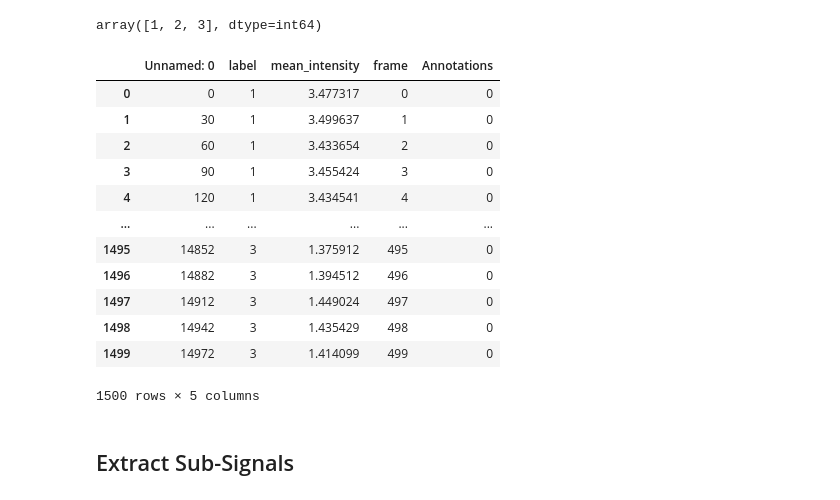
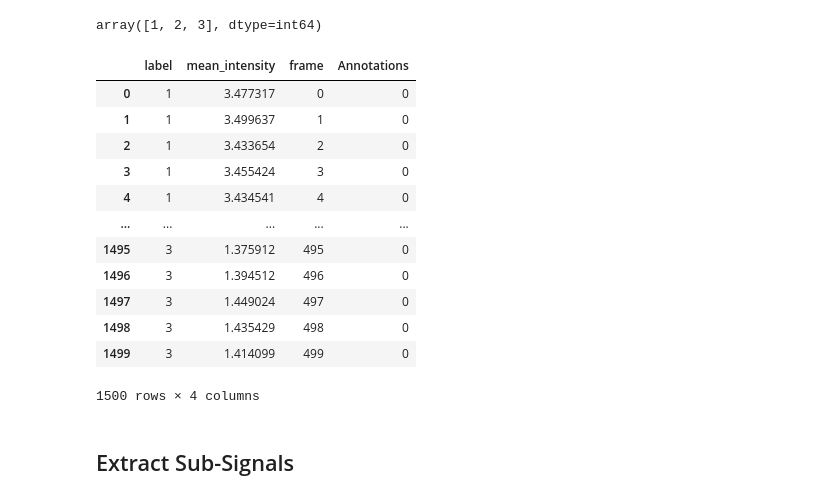
Before and after one commit to zoccoler/napari-signal-classifier, a Jupyter notebook: notebooks/WIP_sub_signal_classification_step_by_step.ipynb, the cells around one changed output. Drawn from its saved outputs; the diff is of its cells as text; code cells hidden in the pictures.

```diff
--- a/notebooks/WIP_sub_signal_classification_step_by_step.ipynb
+++ b/notebooks/WIP_sub_signal_classification_step_by_step.ipynb
@@ -220,22 +220,22 @@ labels_with_annotations
 array([1, 2, 3], dtype=int64)
 # %%
 # get table rows where label matches labels_with_annotations
-table_training = table[table['label'].isin(labels_with_annotations)].sort_values(by=['label', 'frame']).reset_index(drop=True)
+table_training = table[table['label'].isin(labels_with_annotations)].sort_values(by=['label', 'frame']).reset_index(drop=True).iloc[:, 1:]
 table_training
 # %% [output]
-|  | Unnamed: 0 | label | mean_intensity | frame | Annotations |
-| 0 | 0 | 1 | 3.477317 | 0 | 0 |
-| 1 | 30 | 1 | 3.499637 | 1 | 0 |
-| 2 | 60 | 1 | 3.433654 | 2 | 0 |
-| 3 | 90 | 1 | 3.455424 | 3 | 0 |
-| 4 | 120 | 1 | 3.434541 | 4 | 0 |
-| ... | ... | ... | ... | ... | ... |
-| 1495 | 14852 | 3 | 1.375912 | 495 | 0 |
-| 1496 | 14882 | 3 | 1.394512 | 496 | 0 |
-| 1497 | 14912 | 3 | 1.449024 | 497 | 0 |
-| 1498 | 14942 | 3 | 1.435429 | 498 | 0 |
-| 1499 | 14972 | 3 | 1.414099 | 499 | 0 |
+|  | label | mean_intensity | frame | Annotations |
+| 0 | 1 | 3.477317 | 0 | 0 |
+| 1 | 1 | 3.499637 | 1 | 0 |
+| 2 | 1 | 3.433654 | 2 | 0 |
+| 3 | 1 | 3.455424 | 3 | 0 |
+| 4 | 1 | 3.434541 | 4 | 0 |
+| ... | ... | ... | ... | ... |
+| 1495 | 3 | 1.375912 | 495 | 0 |
+| 1496 | 3 | 1.394512 | 496 | 0 |
+| 1497 | 3 | 1.449024 | 497 | 0 |
+| 1498 | 3 | 1.435429 | 498 | 0 |
+| 1499 | 3 | 1.414099 | 499 | 0 |
-1500 rows × 5 columns
+1500 rows × 4 columns
 # %% [markdown]
 ## Extract Sub-Signals
 # %%
```
Also changed, not shown: parts of 19 cells of this notebook.
